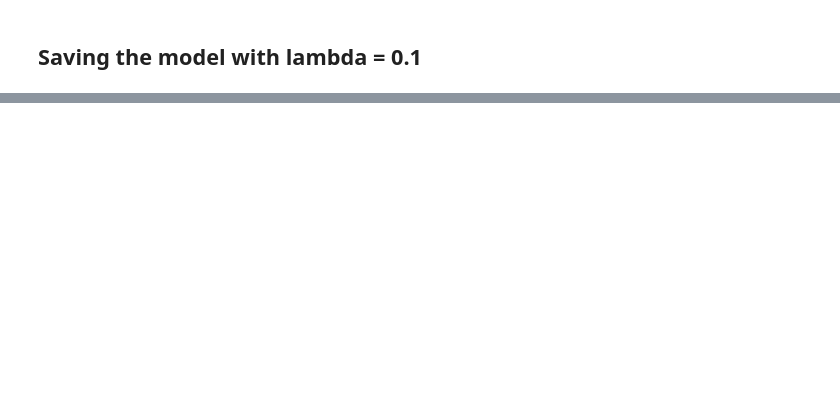
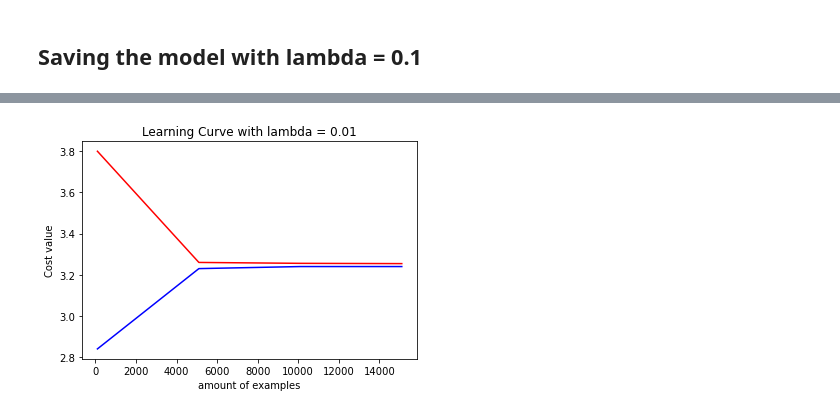
Before and after one commit to Jaime-Pinkman/Data-Science, a Jupyter notebook: general_nn/common_nn.ipynb, the cells around one changed output, grey strips where cells are left out. Cells and saved outputs as stored; diff of their text form; code cells hidden in the pictures; blank space fills up the shorter version.

```diff
--- a/general_nn/common_nn.ipynb
+++ b/general_nn/common_nn.ipynb
@@ -169,0 +303,17 @@ with open('./nn_clothes.pkl', 'wb') as f:
+# %%
+examples = [100, 5100, 10100, 15100]
+
+tr_er = [2.84, 3.23, 3.24, 3.24]
+
+val_er = [3.8, 3.26, 3.2556, 3.2543]
+
+plt.plot(examples, tr_er,'b',label='J train')
+plt.plot(examples, val_er, 'r', label='J cv')
+
+plt.xlabel('amount of examples')
+plt.ylabel('Cost value')
+plt.title('Learning Curve with lambda = 0.01')
+
+plt.show()
+# %% [output]
+[figure, added]
```
Also changed, not shown: parts of 9 cells of this notebook, 9 other files.
